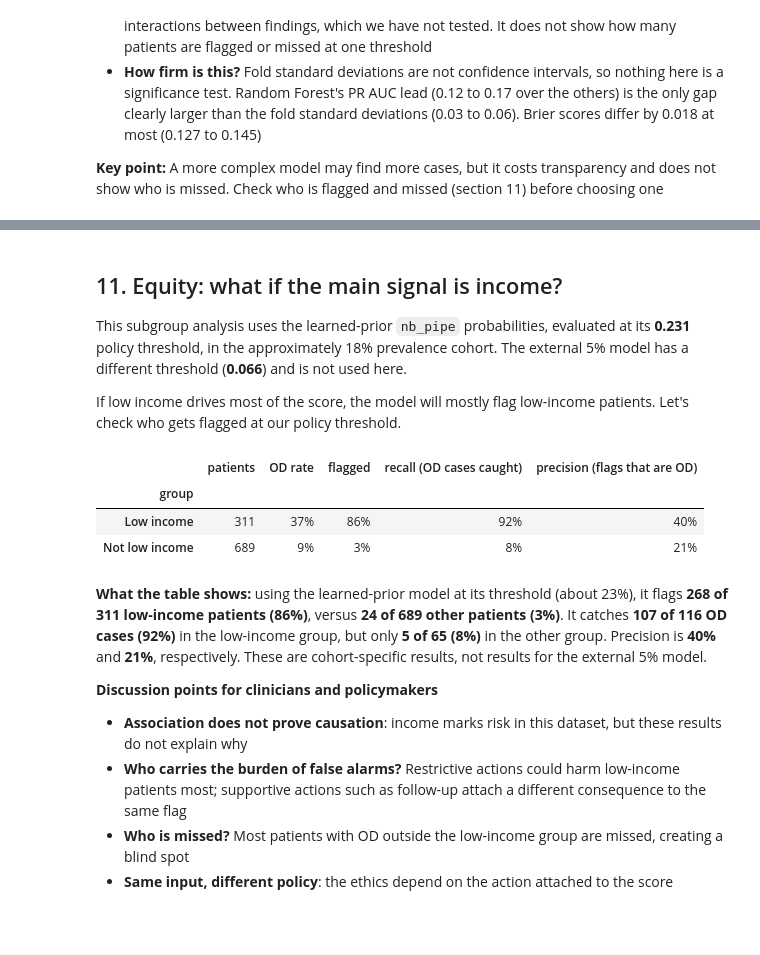
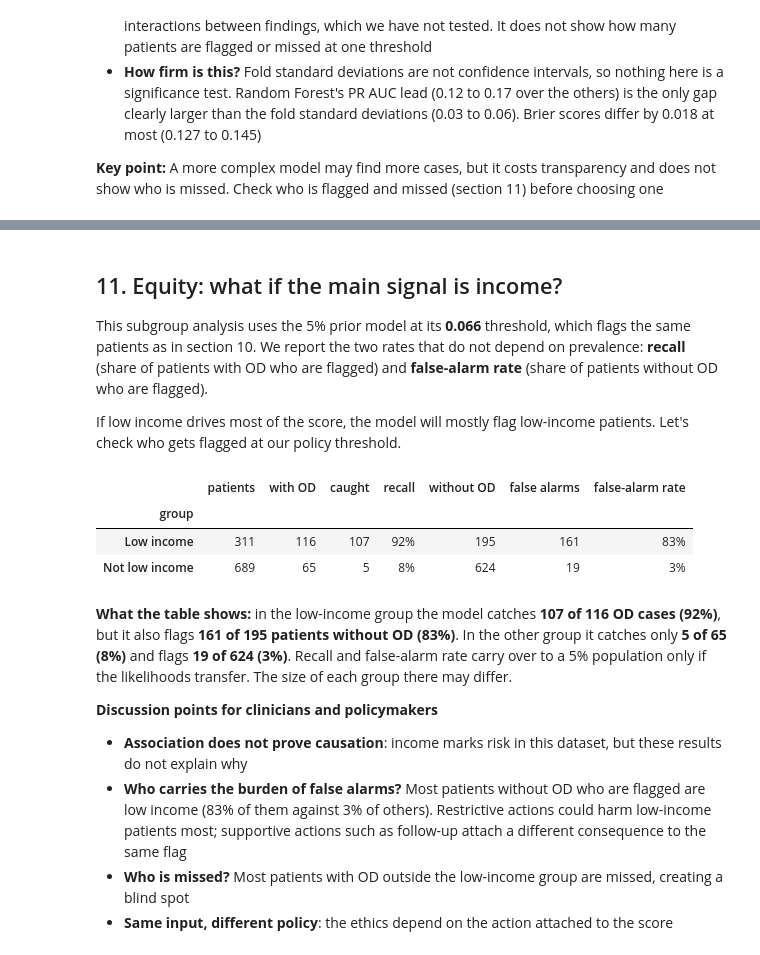
Before and after one commit to IE-ML-for-Healthcare/Bayesian-in-HC, a Jupyter notebook: 04_naive_bayes_opioid_demo_v2.ipynb, the cells around one changed output, grey strips where cells are left out. Cells and saved outputs as stored; diff of their text form; code cells hidden in the pictures; blank space fills up the shorter version.

```diff
--- a/04_naive_bayes_opioid_demo_v2.ipynb
+++ b/04_naive_bayes_opioid_demo_v2.ipynb
@@ -1302,32 +1351,32 @@ display(utility.to_frame().style.format(precision=3))
 # %% [markdown]
 ## 11. Equity: what if the main signal is income?
 
-This subgroup analysis uses the learned-prior `nb_pipe` probabilities, evaluated at its **0.231** policy threshold, in the approximately 18% prevalence cohort. The external 5% model has a different threshold (**0.066**) and is not used here.
+This subgroup analysis uses the 5% prior model at its **0.066** threshold, which flags the same patients as in section 10. We report the two rates that do not depend on prevalence: **recall** (share of patients with OD who are flagged) and **false-alarm rate** (share of patients without OD who are flagged).
 
 If low income drives most of the score, the model will mostly flag low-income patients. Let's check who gets flagged at our policy threshold.
 # %%
-t = threshold
-g = pd.DataFrame({"Low_inc": X["Low_inc"].map({1: "Low income", 0: "Not low income"}), "y": y, "flag": cv_nb >= t})
+g = pd.DataFrame({"Low_inc": X["Low_inc"].map({1: "Low income", 0: "Not low income"}), "y": y, "flag": cv_nb5 >= threshold_ext})
 rows = []
 for grp, d in g.groupby("Low_inc"):
-    rows.append({"group": grp, "patients": len(d), "OD rate": d.y.mean(), "flagged": d.flag.mean(),
-                 "recall (OD cases caught)": (d.flag & (d.y == 1)).sum() / max((d.y == 1).sum(), 1),
-                 "precision (flags that are OD)": (d.flag & (d.y == 1)).sum() / max(d.flag.sum(), 1)})
+    od, no_od = d[d.y == 1], d[d.y == 0]
+    rows.append({"group": grp, "patients": len(d),
+                 "with OD": len(od), "caught": int(od.flag.sum()), "recall": od.flag.mean(),
+                 "without OD": len(no_od), "false alarms": int(no_od.flag.sum()), "false-alarm rate": no_od.flag.mean()})
 out = pd.DataFrame(rows).set_index("group")
-display(out.style.format({"patients": "{:.0f}", "OD rate": "{:.0%}", "flagged": "{:.0%}",
-                          "recall (OD cases caught)": "{:.0%}", "precision (flags that are OD)": "{:.0%}"}))
+display(out.style.format({"patients": "{:.0f}", "with OD": "{:.0f}", "caught": "{:.0f}", "recall": "{:.0%}",
+                          "without OD": "{:.0f}", "false alarms": "{:.0f}", "false-alarm rate": "{:.0%}"}))
 # %% [output]
-|  | patients | OD rate | flagged | recall (OD cases caught) | precision (flags that are OD) |
-| group |  |  |  |  |  |
-| Low income | 311 | 37% | 86% | 92% | 40% |
-| Not low income | 689 | 9% | 3% | 8% | 21% |
+|  | patients | with OD | caught | recall | without OD | false alarms | false-alarm rate |
+| group |  |  |  |  |  |  |  |
+| Low income | 311 | 116 | 107 | 92% | 195 | 161 | 83% |
+| Not low income | 689 | 65 | 5 | 8% | 624 | 19 | 3% |
 # %% [markdown]
-**What the table shows:** using the learned-prior model at its threshold (about 23%), it flags **268 of 311 low-income patients (86%)**, versus **24 of 689 other patients (3%)**. It catches **107 of 116 OD cases (92%)** in the low-income group, but only **5 of 65 (8%)** in the other group. Precision is **40%** and **21%**, respectively. These are cohort-specific results, not results for the external 5% model.
+**What the table shows:** in the low-income group the model catches **107 of 116 OD cases (92%)**, but it also flags **161 of 195 patients without OD (83%)**. In the other group it catches only **5 of 65 (8%)** and flags **19 of 624 (3%)**. Recall and false-alarm rate carry over to a 5% population only if the likelihoods transfer. The size of each group there may differ.
 
 **Discussion points for clinicians and policymakers**
 
 - **Association does not prove causation**: income marks risk in this dataset, but these results do not explain why
-- **Who carries the burden of false alarms?** Restrictive actions could harm low-income patients most; supportive actions such as follow-up attach a different consequence to the same flag
+- **Who carries the burden of false alarms?** Most patients without OD who are flagged are low income (83% of them against 3% of others). Restrictive actions could harm low-income patients most; supportive actions such as follow-up attach a different consequence to the same flag
 - **Who is missed?** Most patients with OD outside the low-income group are missed, creating a blind spot
 - **Same input, different policy**: the ethics depend on the action attached to the score
 # %% [markdown]
```
Also changed, not shown: parts of 26 cells of this notebook.
